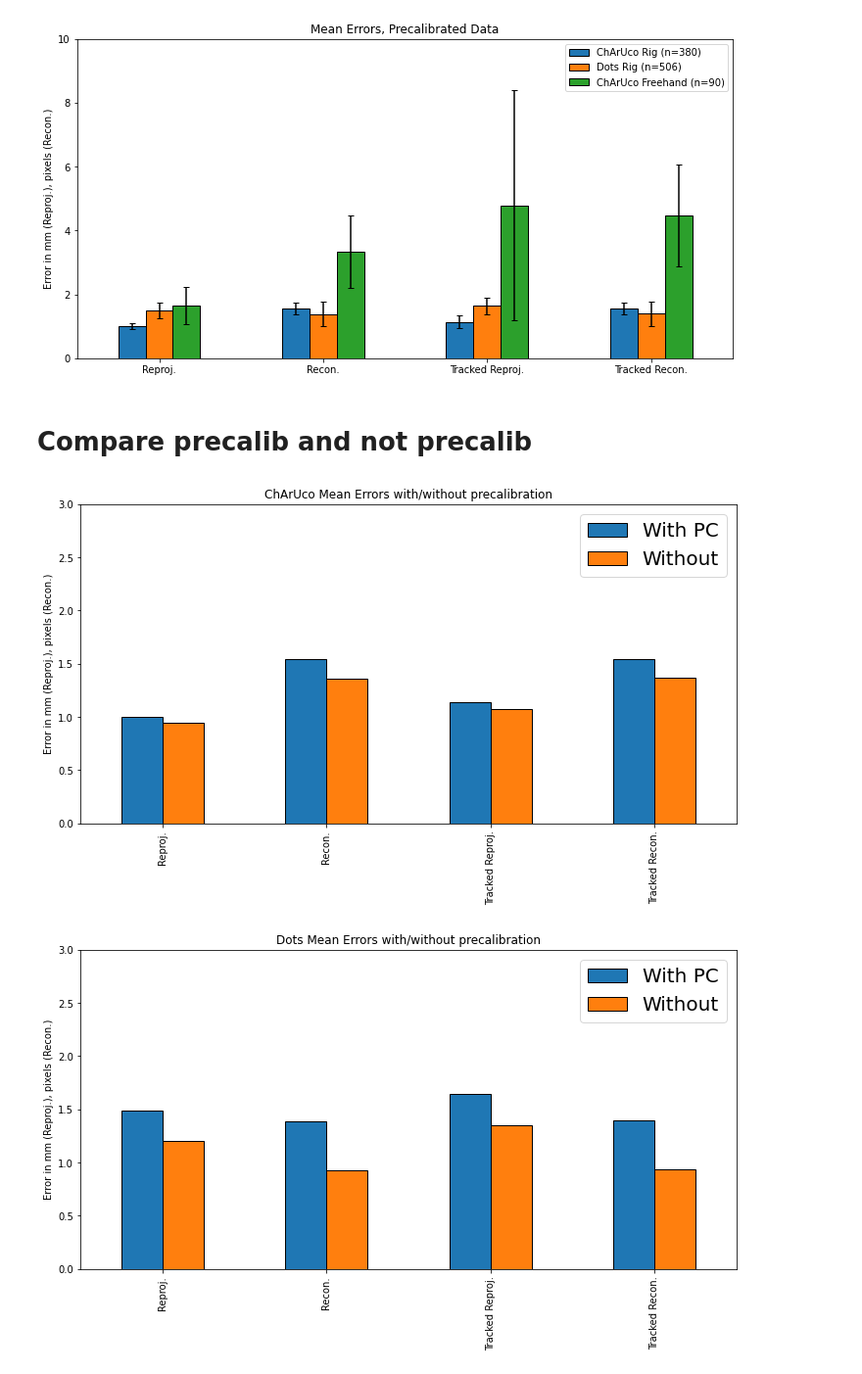
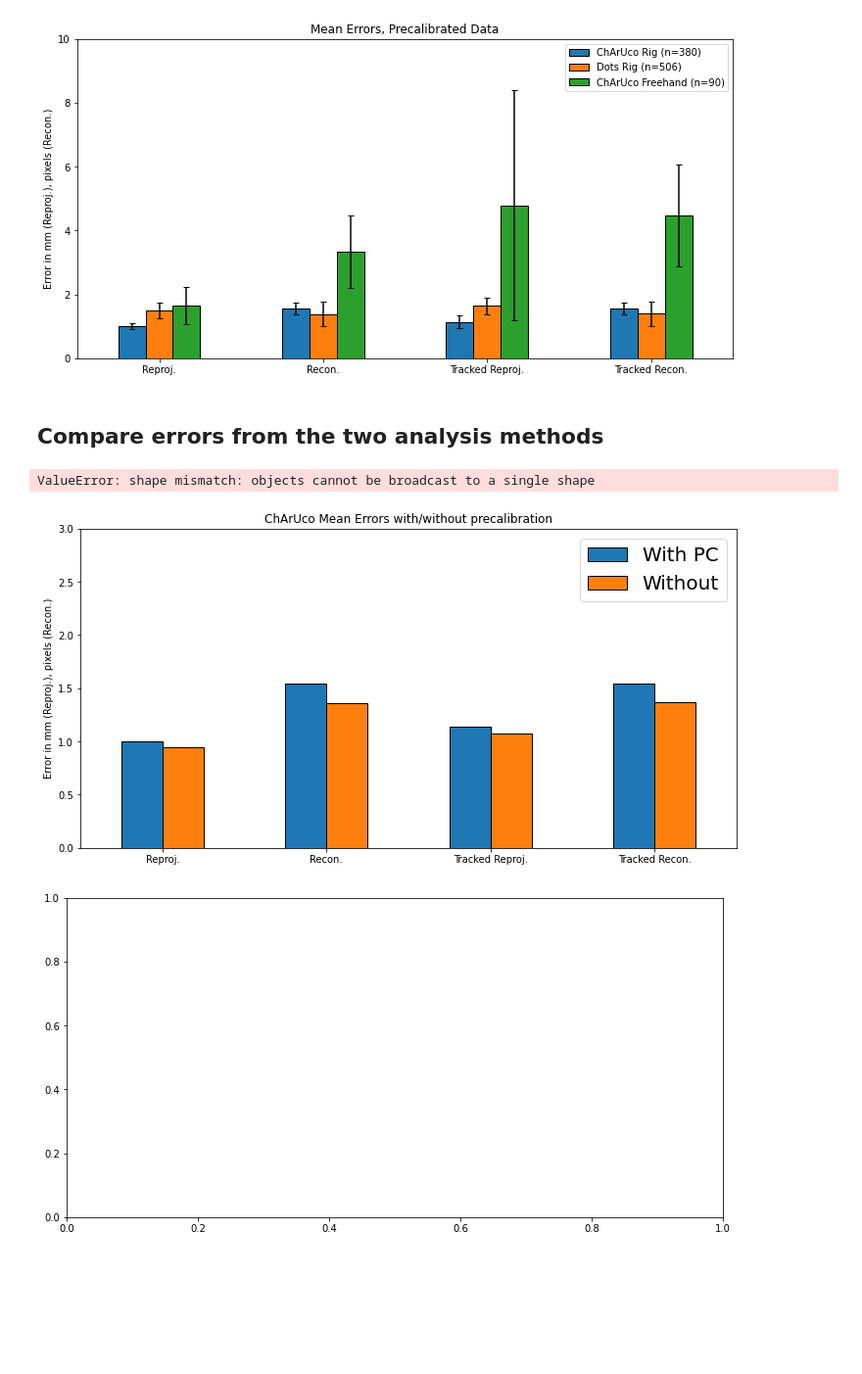
Before and after one commit to UCL/WEISS_Calibration_Study, a Jupyter notebook: process_results.ipynb, the cells around one changed output. Shown at 98% size. Saved outputs shown, nothing was run; the diff lists cells and outputs as text; code cells hidden in the pictures; blank space fills up the shorter version.

```diff
--- a/process_results.ipynb
+++ b/process_results.ipynb
@@ -257,36 +94,6 @@ KeyError: 'charuco_freehand-iterative'
 Instead iterate through all datasets and use 1 for calibration, and then evaluate on the rest.
 
 This will results in n sets of results, where n is the total number of calibration data sets collected.
-# %%
-def collate_results(folder: str, threshold: int = 100) -> pd.DataFrame :
-    """ Combine results from all csv files in a folder into a single dataframe
-    Remove data that is above a certain threshold, which is likely to be due to an error in calbration"""
-    print(f"Processing {folder}")
-    csv_files = [f for f in os.listdir(folder) if f.endswith('.csv')]
-    data = []
-
-    for csv in csv_files:
-        file = os.path.join(folder, csv)
-        data.append(pd.read_csv(file, index_col=0))
-
-    all_data = data[0]
-    for i in range(1, len(csv_files)):
-        all_data = all_data.append(data[i])
-
-    # Clean the data
-    good_reproj_idx = all_data["Reproj."] < threshold
-    all_data = all_data[good_reproj_idx]
-
-    good_track_reproj_idx = all_data["Tracked Reproj."] < threshold
-    all_data = all_data[good_track_reproj_idx]
-
-    good_recon_idx = all_data["Recon."] < threshold
-    all_data = all_data[good_recon_idx]
-
-    good_track_recon_idx = all_data["Tracked Recon."] < threshold
-    all_data = all_data[good_track_recon_idx]
-
-    return all_data
 # %%
 dots_folder = 'results/precalib/dots_rig'
 charuco_folder = 'results/precalib/charuco_rig'
@@ -347,8 +154,8 @@ Mean Values
 | dots_rig | 1.199550 | 0.925462 | 1.349359 | 0.933968 | 0.912419 | 10.119291 |
 | charuco_freehand | 1.343829 | 2.232005 | 4.242161 | 3.367961 | 1.735755 | 22.619610 |
 [figure]
-# %% [markdown]
-# Compare precalib and not precalib
+# %% [markdown]
+## Compare errors from the two analysis  methods
 # %%
 columns_to_plot = ["Reproj.", "Recon.", "Tracked Reproj.", "Tracked Recon."]
 labels = ["Reproj.", "Recon.", "Tracked Reproj.", "Tracked Recon."]
@@ -356,11 +163,11 @@ labels = ["Reproj.", "Recon.", "Tracked Reproj.", "Tracked Recon."]
 charuco = pd.DataFrame()
 dots = pd.DataFrame()
 
+# Move the data into a format that can be plotted as desired
 charuco["With_precalib"] = precalib_means.transpose()["charuco_rig"]
 charuco["Without_precalib"] = means.transpose()["charuco_rig"]
 dots["With_precalib"] = precalib_means.transpose()["dots_rig"]
 dots["Without_precalib"] = means.transpose()["dots_rig"]
-calib_vs_precalib = calib_vs_precalib.transpose()
 
 charuco = charuco.transpose()
 dots = dots.transpose()
@@ -373,35 +180,37 @@ charuco[columns_to_plot].transpose().plot.bar(title="ChArUco Mean Errors with/wi
                                                         ax=ax1,
                                                         legend=None,
                                                         ylabel="Error in mm (Reproj.), pixels (Recon.)",
+                                                        rot=0,
                                                          edgecolor=["black"])
 ax1.set_ylim(0, 3)
 
 L = ax1.legend(prop={'size': 20})
 legend = [f"With PC", f"Without"]
 L.get_texts()[0].set_text(legend[0])
 L.get_texts()[1].set_text(legend[1])
-
 
 plt.savefig('plots/charuco_precalib_vs_no_precalib.png', dpi=600)
 
 # Plot dots
 fig1 = plt.figure(figsize=(figsize))
 ax1 = fig1.add_subplot(1, 1, 1)
 
 dots[columns_to_plot].transpose().plot.bar(title="Dots Mean Errors with/without precalibration",
                                                         ax=ax1,
                                                         legend=None,
+                                                       rot=0,
                                                         ylabel="Error in mm (Reproj.), pixels (Recon.)",
-                                          edgecolor=["black"])
+                                                      edgecolor=["black"],
+                                          hatch=['x','/'])
 ax1.set_ylim(0, 3)
 
 L = ax1.legend(prop={'size': 20})
 legend = [f"With PC", f"Without"]
 L.get_texts()[0].set_text(legend[0])
 L.get_texts()[1].set_text(legend[1])
 
-
 plt.savefig('plots/Dots_precalib_vs_no_precalib.png', dpi=600)
 # %% [output]
+ValueError: shape mismatch: objects cannot be broadcast to a single shape
-[figure, old version]
+[figure, new version]
-[figure, old version]
+[figure, new version]
```
Also changed, not shown: parts of 20 cells of this notebook, 1 other file.
